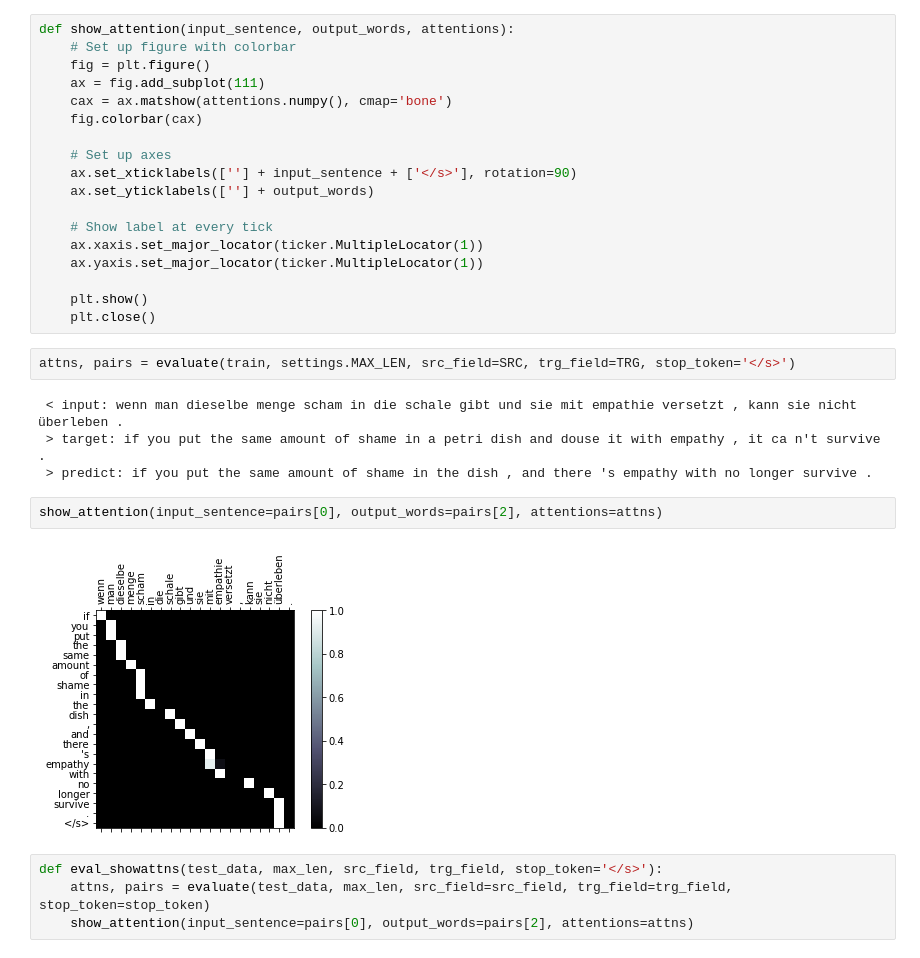
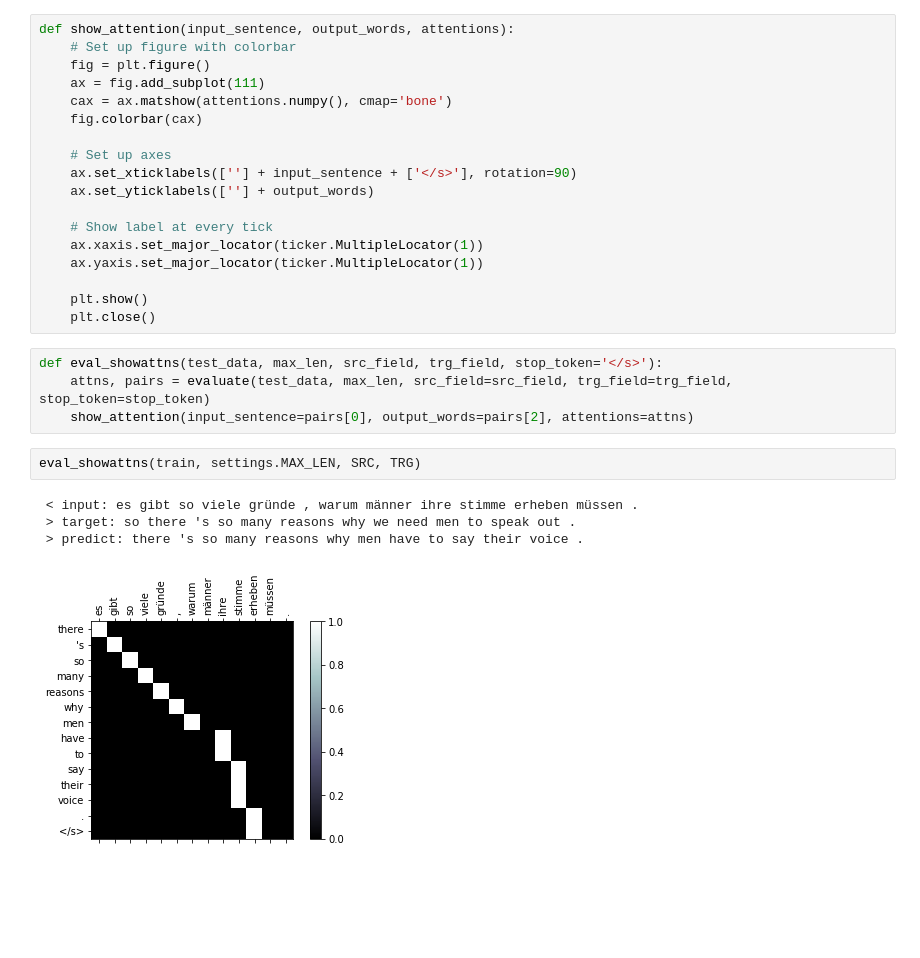
Before and after one commit to simonjisu/NMT, a Jupyter notebook: Neural_Machine_Translation_Tutorial.ipynb, the cells around one changed output. Drawn from its saved outputs; the diff is of its cells as text; blank space fills up the shorter version.

```diff
--- a/Neural_Machine_Translation_Tutorial.ipynb
+++ b/Neural_Machine_Translation_Tutorial.ipynb
@@ -505,20 +510,17 @@ def show_attention(input_sentence, output_words, attentions):
 
     plt.show()
     plt.close()
-# %%
-attns, pairs = evaluate(train, settings.MAX_LEN, src_field=SRC, trg_field=TRG, stop_token='</s>')
-# %% [output]
- < input: wenn man dieselbe menge scham in die schale gibt und sie mit empathie versetzt , kann sie nicht überleben .
- > target: if you put the same amount of shame in a petri dish and douse it with empathy , it ca n't survive .
- > predict: if you put the same amount of shame in the dish , and there 's empathy with no longer survive .
-# %%
-show_attention(input_sentence=pairs[0], output_words=pairs[2], attentions=attns)
-# %% [output]
-[figure, removed]
 # %%
 def eval_showattns(test_data, max_len, src_field, trg_field, stop_token='</s>'):
     attns, pairs = evaluate(test_data, max_len, src_field=src_field, trg_field=trg_field, stop_token=stop_token)
     show_attention(input_sentence=pairs[0], output_words=pairs[2], attentions=attns)
+# %%
+eval_showattns(train, settings.MAX_LEN, SRC, TRG)
+# %% [output]
+ < input: es gibt so viele gründe , warum männer ihre stimme erheben müssen .
+ > target: so there 's so many reasons why we need men to speak out .
+ > predict: there 's so many reasons why men have to say their voice .
+[figure, added]
 # %%
 eval_showattns(test, settings.MAX_LEN, SRC, TRG)
 # %% [output]
```
Also changed, not shown: parts of 7 cells of this notebook, 8 other files.
